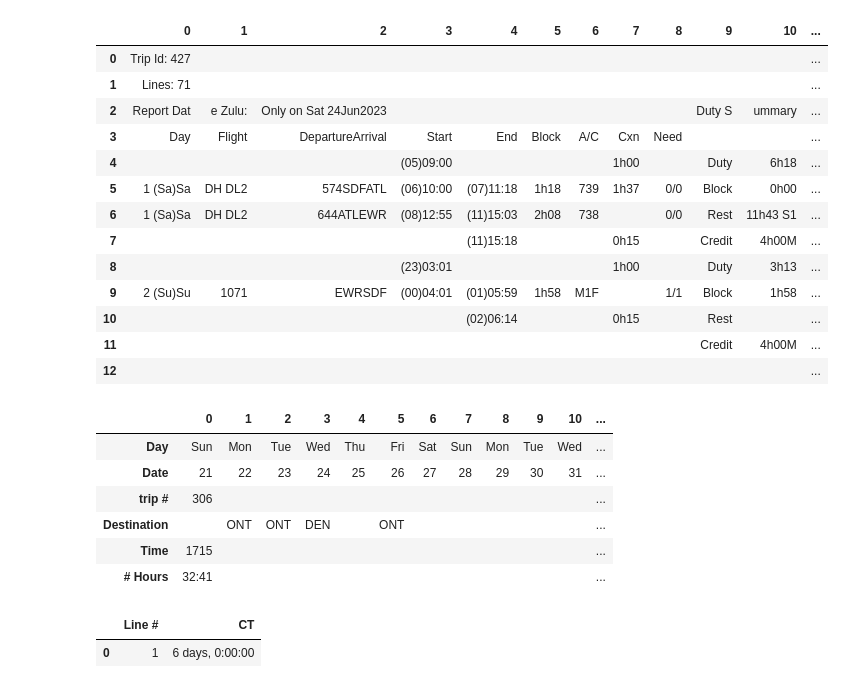
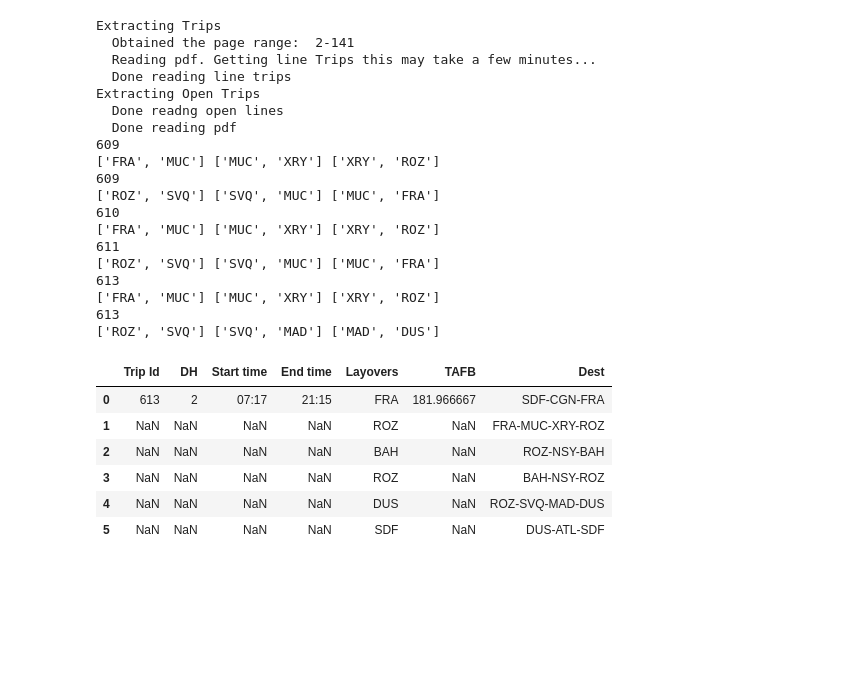
Before and after one commit to AstroPhysX/UPS-project, a Jupyter notebook: Final.ipynb, the cells around one changed output. Saved outputs shown, nothing was run; the diff lists cells and outputs as text; code cells hidden in the pictures; blank space fills up the shorter version.

Commit message:
Trip processing improved, split open trips

```diff
--- a/Final.ipynb
+++ b/Final.ipynb
@@ -131,4 +40,0 @@ Extracting lines
-# %%
-pd.set_option('display.max_rows', 500)
-pd.set_option('display.max_columns', 500)
-pd.set_option('display.width', 1000)
@@ -135,32 +217,32 @@ pd.set_option('display.width', 1000)
+# %%
+get_trips(filename, trips, opentrips)
+# %% [output]
+Extracting Trips
+  Obtained the page range:  2-141
+  Reading pdf. Getting line Trips this may take a few minutes...
+  Done reading line trips
+Extracting Open Trips
+  Done readng open lines
+  Done reading pdf
+609
+['FRA', 'MUC'] ['MUC', 'XRY'] ['XRY', 'ROZ']
+609
+['ROZ', 'SVQ'] ['SVQ', 'MUC'] ['MUC', 'FRA']
+610
+['FRA', 'MUC'] ['MUC', 'XRY'] ['XRY', 'ROZ']
+611
+['ROZ', 'SVQ'] ['SVQ', 'MUC'] ['MUC', 'FRA']
+613
+['FRA', 'MUC'] ['MUC', 'XRY'] ['XRY', 'ROZ']
+613
+['ROZ', 'SVQ'] ['SVQ', 'MAD'] ['MAD', 'DUS']
 # %%
-trips[211]
+trips[4]
 # %% [output]
-|  | 0 | 1 | 2 | 3 | 4 | 5 | 6 | 7 | 8 | 9 | 10 | ... |
-| 0 | Trip Id: 427 |  |  |  |  |  |  |  |  |  |  | ... |
-| 1 | Lines: 71 |  |  |  |  |  |  |  |  |  |  | ... |
-| 2 | Report Dat | e Zulu: | Only on Sat 24Jun2023 |  |  |  |  |  |  | Duty S | ummary | ... |
-| 3 | Day | Flight | DepartureArrival | Start | End | Block | A/C | Cxn | Need |  |  | ... |
-| 4 |  |  |  | (05)09:00 |  |  |  | 1h00 |  | Duty | 6h18 | ... |
-| 5 | 1 (Sa)Sa | DH DL2 | 574SDFATL | (06)10:00 | (07)11:18 | 1h18 | 739 | 1h37 | 0/0 | Block | 0h00 | ... |
-| 6 | 1 (Sa)Sa | DH DL2 | 644ATLEWR | (08)12:55 | (11)15:03 | 2h08 | 738 |  | 0/0 | Rest | 11h43 S1 | ... |
-| 7 |  |  |  |  | (11)15:18 |  |  | 0h15 |  | Credit | 4h00M | ... |
-| 8 |  |  |  | (23)03:01 |  |  |  | 1h00 |  | Duty | 3h13 | ... |
-| 9 | 2 (Su)Su | 1071 | EWRSDF | (00)04:01 | (01)05:59 | 1h58 | M1F |  | 1/1 | Block | 1h58 | ... |
-| 10 |  |  |  |  | (02)06:14 |  |  | 0h15 |  | Rest |  | ... |
-| 11 |  |  |  |  |  |  |  |  |  | Credit | 4h00M | ... |
-| 12 |  |  |  |  |  |  |  |  |  |  |  | ... |
+|  | Trip Id | DH | Start time | End time | Layovers | TAFB | Dest |
+| 0 | 613 | 2 | 07:17 | 21:15 | FRA | 181.966667 | SDF-CGN-FRA |
+| 1 | NaN | NaN | NaN | NaN | ROZ | NaN | FRA-MUC-XRY-ROZ |
+| 2 | NaN | NaN | NaN | NaN | BAH | NaN | ROZ-NSY-BAH |
+| 3 | NaN | NaN | NaN | NaN | ROZ | NaN | BAH-NSY-ROZ |
+| 4 | NaN | NaN | NaN | NaN | DUS | NaN | ROZ-SVQ-MAD-DUS |
+| 5 | NaN | NaN | NaN | NaN | SDF | NaN | DUS-ATL-SDF |
-# %%
-lines[23]
-# %% [output]
-|  | 0 | 1 | 2 | 3 | 4 | 5 | 6 | 7 | 8 | 9 | 10 | ... |
-| Day | Sun | Mon | Tue | Wed | Thu | Fri | Sat | Sun | Mon | Tue | Wed | ... |
-| Date | 21 | 22 | 23 | 24 | 25 | 26 | 27 | 28 | 29 | 30 | 31 | ... |
-| trip # | 306 |  |  |  |  |  |  |  |  |  |  | ... |
-| Destination |  | ONT | ONT | DEN |  | ONT |  |  |  |  |  | ... |
-| Time | 1715 |  |  |  |  |  |  |  |  |  |  | ... |
-| # Hours | 32:41 |  |  |  |  |  |  |  |  |  |  | ... |
-# %%
-lineinfo[0]
-# %% [output]
-|  | Line # | CT |
-| 0 | 1 | 6 days, 0:00:00 |
```
Also changed, not shown: parts of 11 cells of this notebook, 8 other files.
